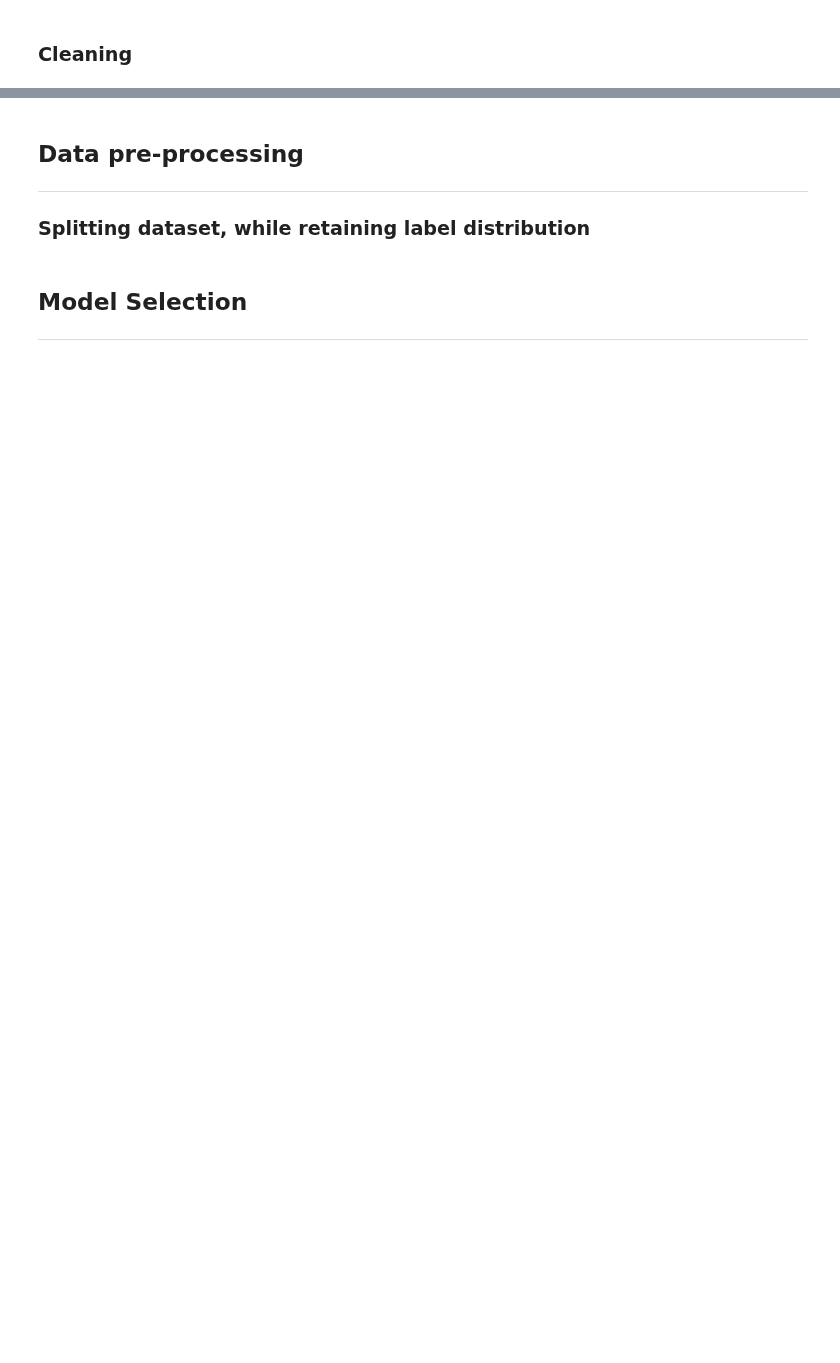
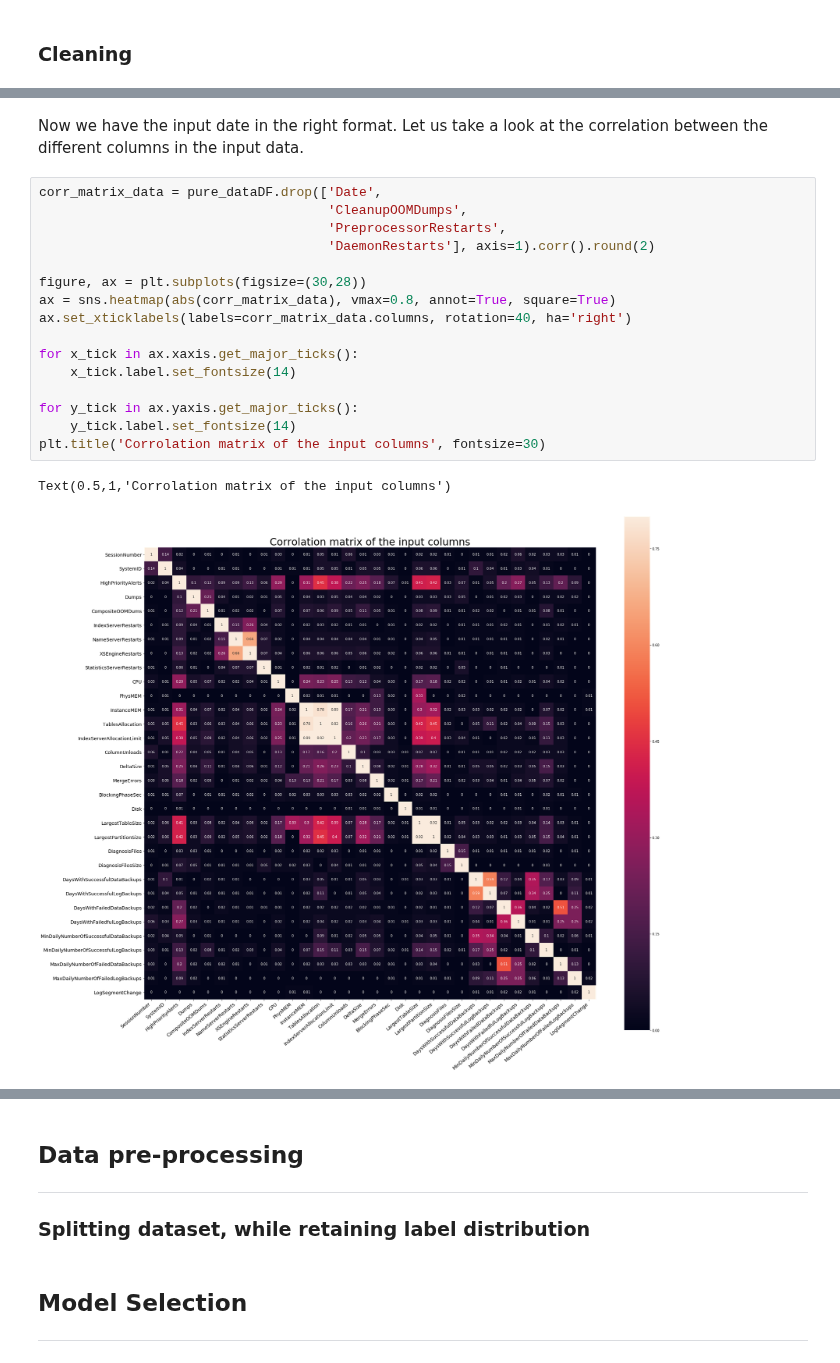
Before and after one commit to yohannjs/AML-2019, a Jupyter notebook: Challenges/5_Anomaly/master_anomaly.ipynb, the cells around one changed output, grey strips where cells are left out. Saved outputs shown, nothing was run; the diff lists cells and outputs as text; blank space fills up the shorter version.

```diff
--- a/Challenges/5_Anomaly/master_anomaly.ipynb
+++ b/Challenges/5_Anomaly/master_anomaly.ipynb
@@ -19,0 +346,21 @@
+# %% [markdown]
+Now we have the input date in the right format. Let us take a look at the correlation between the different columns in the input data.
+# %%
+corr_matrix_data = pure_dataDF.drop(['Date',
+                                     'CleanupOOMDumps',
+                                     'PreprocessorRestarts',
+                                     'DaemonRestarts'], axis=1).corr().round(2)
+
+figure, ax = plt.subplots(figsize=(30,28))
+ax = sns.heatmap(abs(corr_matrix_data), vmax=0.8, annot=True, square=True)
+ax.set_xticklabels(labels=corr_matrix_data.columns, rotation=40, ha='right')
+
+for x_tick in ax.xaxis.get_major_ticks():
+    x_tick.label.set_fontsize(14)
+
+for y_tick in ax.yaxis.get_major_ticks():
+    y_tick.label.set_fontsize(14)
+plt.title('Corrolation matrix of the input columns', fontsize=30)
+# %% [output]
+Text(0.5,1,'Corrolation matrix of the input columns')
+[figure, added]
```
Also changed, not shown: parts of 38 cells of this notebook, 3 other files.
